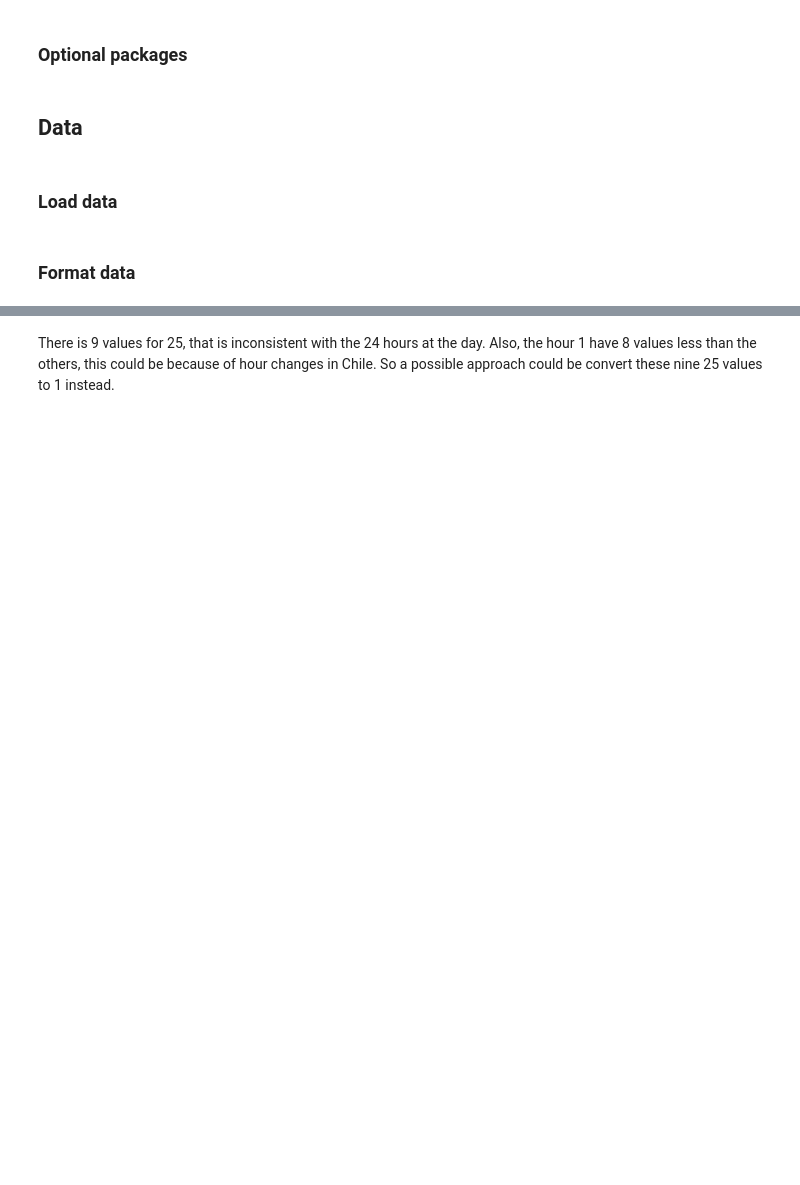
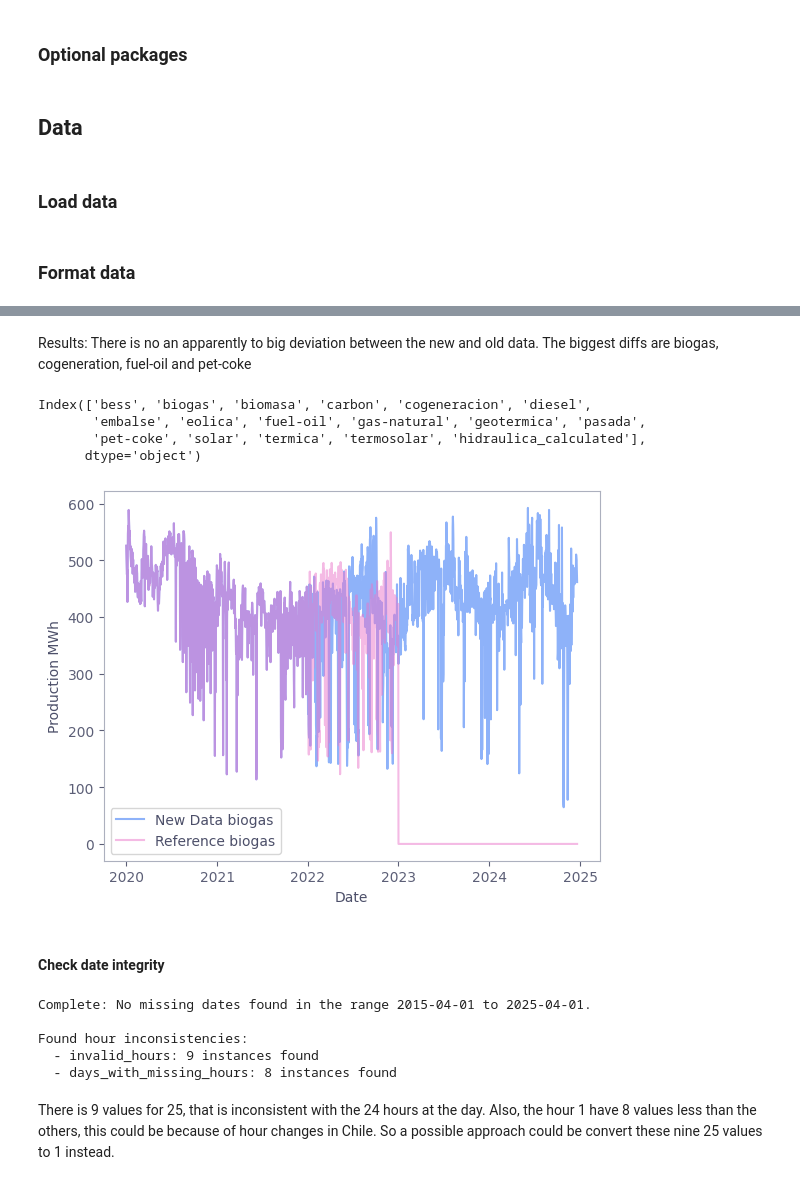
Before and after one commit to UCM-Industrial/Forecast_J.Troncoso, a Jupyter notebook: notebooks/01_data_exploration.ipynb, the cells around one changed output, grey strips where cells are left out. Cells and saved outputs as stored; diff of their text form; code cells hidden in the pictures; blank space fills up the shorter version.

```diff
--- a/notebooks/01_data_exploration.ipynb
+++ b/notebooks/01_data_exploration.ipynb
@@ -137,0 +157,10 @@ Name: count, dtype: int64
+# %%
+temp_df = historic_subtipo.drop(columns="hora_opreal").groupby("fecha_opreal").sum()
+# %%
+start_date = "2020-01-01"
+end_date = "2024-12-20"
+
+new_data = filter_by_date_range(temp_df.reset_index(), "fecha_opreal", start_date, end_date)
+
+reference_generation_data["Date"] = pd.to_datetime(reference_generation_data["Date"])
+reference_data = filter_by_date_range(reference_generation_data, "Date", start_date, end_date)
@@ -138,2 +222,58 @@ Name: count, dtype: int64
+# %% [markdown]
+Results: There is no an apparently to big deviation between the new and old data. The biggest diffs are biogas, cogeneration, fuel-oil and pet-coke
+# %%
+def plot_series_comparasion(
+    series_1: pd.Series,
+    series_2: pd.Series,
+    comp_name: str,
+    save_fig: bool = False,
+    figures_path: str | Path = figures_path,
+):
+    fig = plt.figure()
+    sns.lineplot(
+        y=series_1,
+        x=series_1.index,
+        label=f"New Data {comp_name}",
+        alpha=0.5,
+    )
+    sns.lineplot(
+        y=series_2,
+        x=series_2.index,
+        label=f"Reference {comp_name}",
+        alpha=0.5,
+    )
+    plt.legend()
+    plt.ylabel("Production MWh")
+    plt.xlabel("Date")
+
+    if save_fig:
+        fig_name = f"Comparasion {comp_name}.png"
+        plt.savefig(figures_path / fig_name)
+
+    plt.show()
+# %%
+new_data.columns
+# %% [output]
+Index(['bess', 'biogas', 'biomasa', 'carbon', 'cogeneracion', 'diesel',
+       'embalse', 'eolica', 'fuel-oil', 'gas-natural', 'geotermica', 'pasada',
+       'pet-coke', 'solar', 'termica', 'termosolar', 'hidraulica_calculated'],
+      dtype='object')
+# %%
+column_name = "biogas"
+series_1 = new_data[column_name]
+series_2 = reference_data[column_name]
+plot_series_comparasion(series_1=series_1, series_2=series_2, comp_name=column_name, save_fig=True)
+# %% [output]
+[figure, added]
+# %% [markdown]
+#### Check date integrity
+# %%
+demand_check_summary = check_time_series(demand, date_col="fecha_opreal", hour_col="hora_opreal")
+# %% [output]
+Complete: No missing dates found in the range 2015-04-01 to 2025-04-01.
+
+Found hour inconsistencies:
+  - invalid_hours: 9 instances found
+  - days_with_missing_hours: 8 instances found
 # %% [markdown]
 There is 9 values for 25, that is inconsistent with the 24 hours at the day. Also, the hour 1 have 8 values less than the others, this could be because of hour changes in Chile. So a possible approach could be convert these nine 25 values to 1 instead.
```
Also changed, not shown: parts of 55 cells of this notebook, 36 other files.
